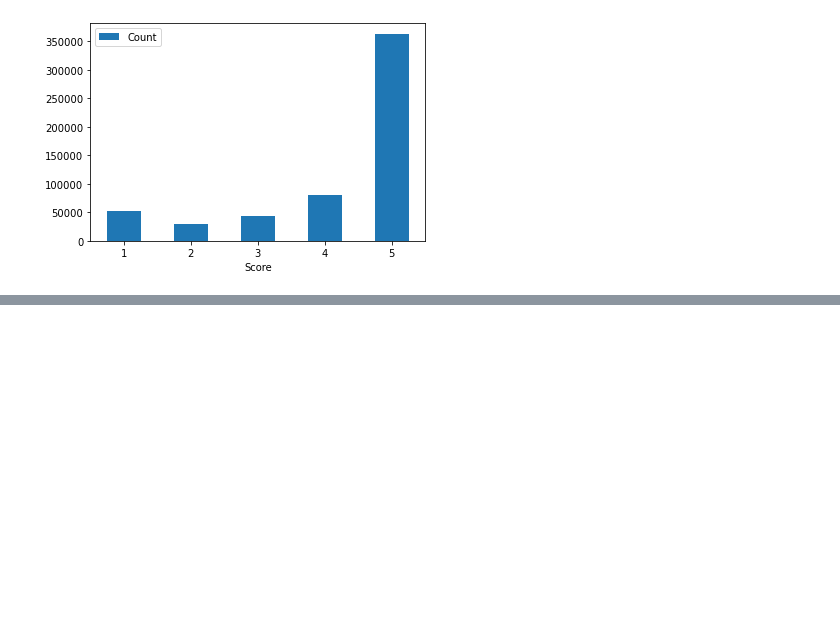
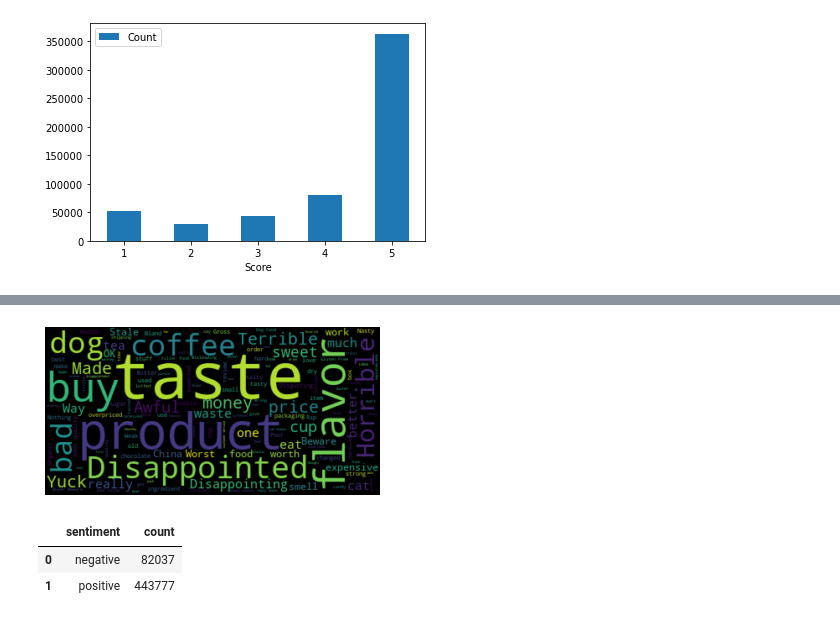
Before and after one commit to aung-st/Fine-Food-Reviews, a Jupyter notebook: Fine_Food_Analysis.ipynb, the cells around one changed output, grey strips where cells are left out. Cells and saved outputs as stored; diff of their text form; code cells hidden in the pictures; blank space fills up the shorter version.

```diff
--- a/Fine_Food_Analysis.ipynb
+++ b/Fine_Food_Analysis.ipynb
@@ -64,0 +137,24 @@ negative = df[df['sentiment'] == -1]
+# %%
+#Create Negative Wordcloud
+neg = " ".join(review for review in negative.Summary)
+wordcloud3 = WordCloud(stopwords=stopwords).generate(neg)
+plt.imshow(wordcloud3, interpolation='bilinear')
+plt.axis("off")
+plt.savefig('wordcloud33.png')
+plt.show()
+# %% [output]
+[figure, added]
+# %%
+df['sentimentt'] = df['sentiment'].replace({-1 : 'negative'})
+df['sentimentt'] = df['sentimentt'].replace({1 : 'positive'})
+
+sentiment = df.groupby(by=["sentimentt"]).count()
+sentiment = sentiment.drop(columns=["Id","sentiment","ProductId","UserId","ProfileName","HelpfulnessNumerator","HelpfulnessDenominator","Time","Summary","Text"])
+sentiment = sentiment.reset_index()
+sentiment = sentiment.rename(columns={"sentimentt":"sentiment"})
+sentiment = sentiment.rename(columns={"Score":"count"})
+sentiment
+# %% [output]
+|  | sentiment | count |
+| 0 | negative | 82037 |
+| 1 | positive | 443777 |
```
Also changed, not shown: parts of 10 cells of this notebook.
